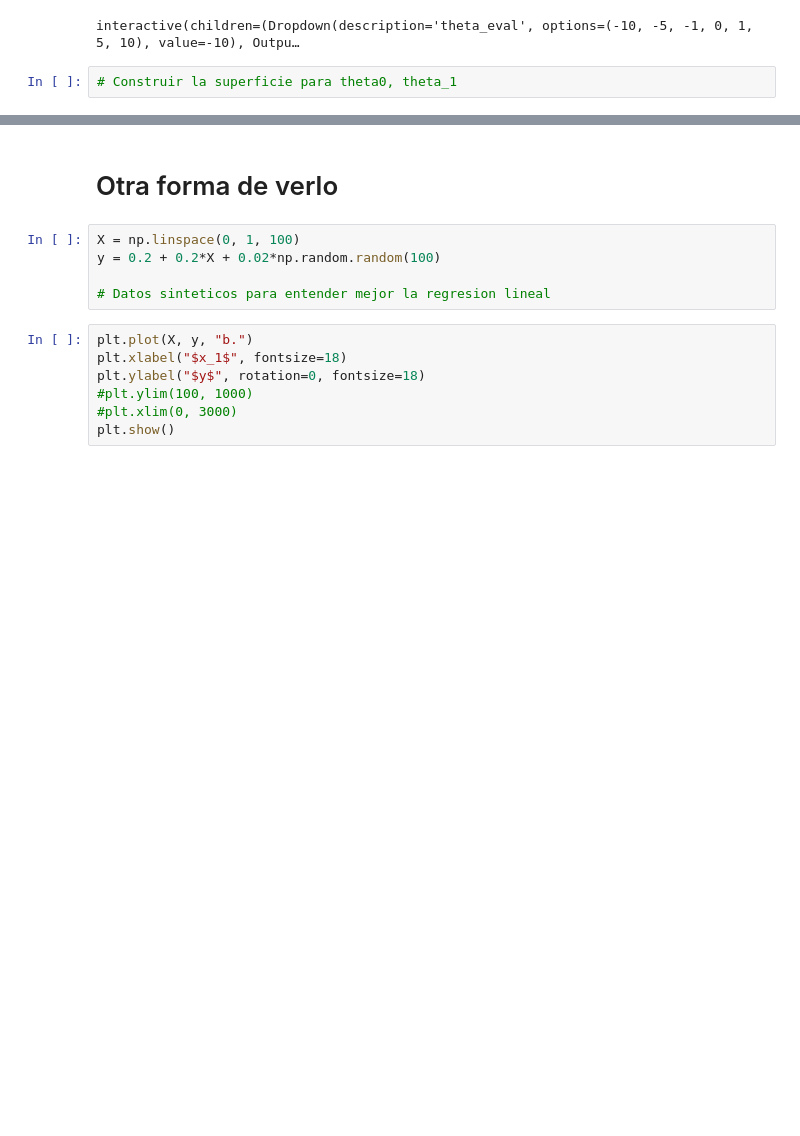
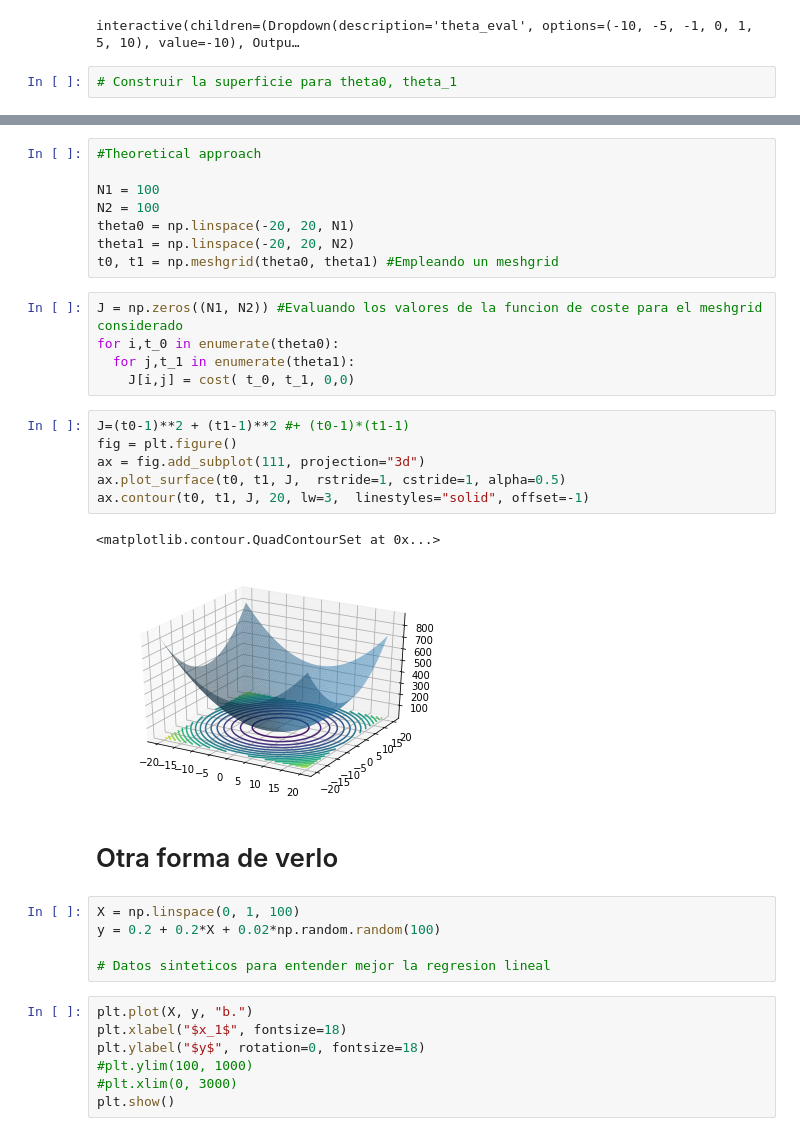
Before and after one commit to hernansalinas/Curso_aprendizaje_estadistico, a Jupyter notebook: Sesiones/Sesion_04_regresion_lineal.ipynb, the cells around one changed output, grey strips where cells are left out. Cells and saved outputs as stored; diff of their text form; blank space fills up the shorter version.

```diff
--- a/Sesiones/Sesion_04_regresion_lineal.ipynb
+++ b/Sesiones/Sesion_04_regresion_lineal.ipynb
@@ -228,3 +251,25 @@ plt.show()
+# %%
+#Theoretical approach
+
+N1 = 100
+N2 = 100
+theta0 = np.linspace(-20, 20, N1)
+theta1 = np.linspace(-20, 20, N2)
+t0, t1 = np.meshgrid(theta0, theta1) #Empleando un meshgrid
+# %%
+J = np.zeros((N1, N2)) #Evaluando los valores de la funcion de coste para el meshgrid considerado
+for i,t_0 in enumerate(theta0):
+  for j,t_1 in enumerate(theta1):
+    J[i,j] = cost( t_0, t_1, 0,0)
+# %%
+J=(t0-1)**2 + (t1-1)**2 #+ (t0-1)*(t1-1)
+fig = plt.figure()
+ax = fig.add_subplot(111, projection="3d")
+ax.plot_surface(t0, t1, J,  rstride=1, cstride=1, alpha=0.5)
+ax.contour(t0, t1, J, 20, lw=3,  linestyles="solid", offset=-1)
+# %% [output]
+<matplotlib.contour.QuadContourSet at 0x...>
+[figure, added]
 # %% [markdown]
 # Otra forma de verlo
 # %%
```
Also changed, not shown: parts of 15 cells of this notebook.
